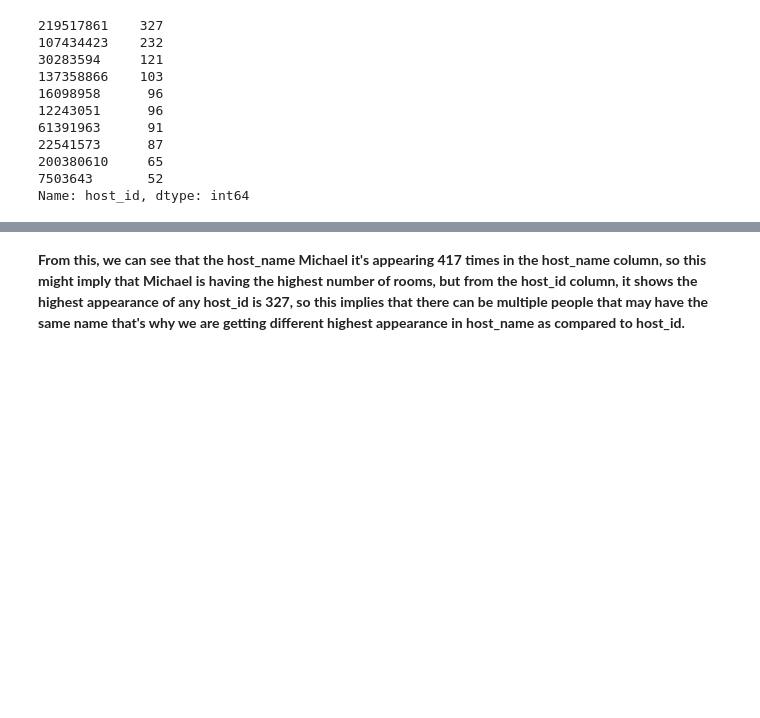
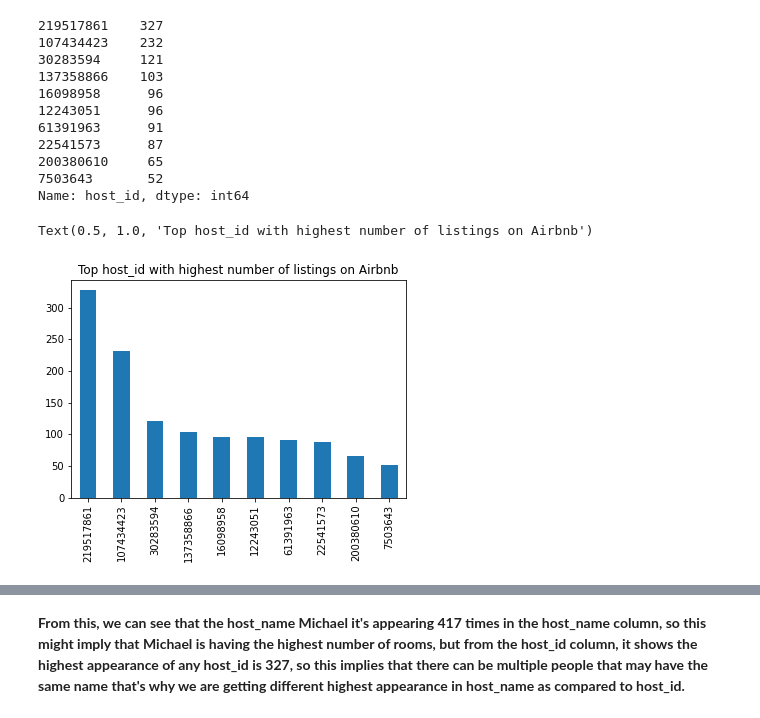
Before and after one commit to bhavikk001/airbnb-eda, a Jupyter notebook: Airbnb_Bookings_Analysis_(Team)_Capstone_Project.ipynb, the cells around one changed output, grey strips where cells are left out. Cells and saved outputs as stored; diff of their text form; code cells hidden in the pictures; blank space fills up the shorter version.

```diff
--- a/Airbnb_Bookings_Analysis_(Team)_Capstone_Project.ipynb
+++ b/Airbnb_Bookings_Analysis_(Team)_Capstone_Project.ipynb
@@ -364,3 +364,9 @@ df["host_id"].value_counts().head(10)
 200380610     65
 7503643       52
 Name: host_id, dtype: int64
+# %%
+pd.value_counts(df['host_id'])[:10].plot.bar()
+plt.title('Top host_id with highest number of listings on Airbnb')
+# %% [output]
+Text(0.5, 1.0, 'Top host_id with highest number of listings on Airbnb')
+[figure, added]
```
Also changed, not shown: parts of 38 cells of this notebook.
